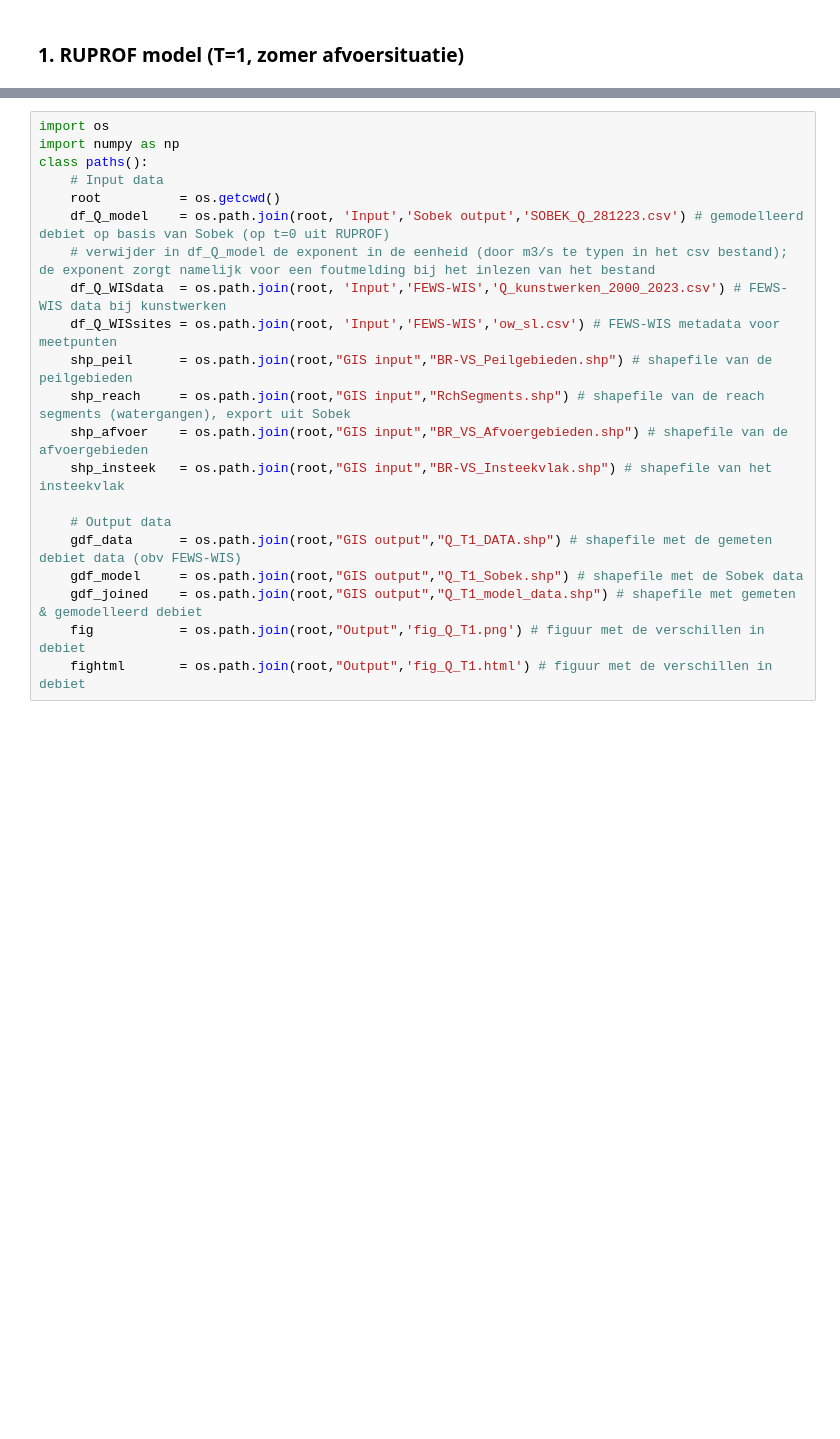
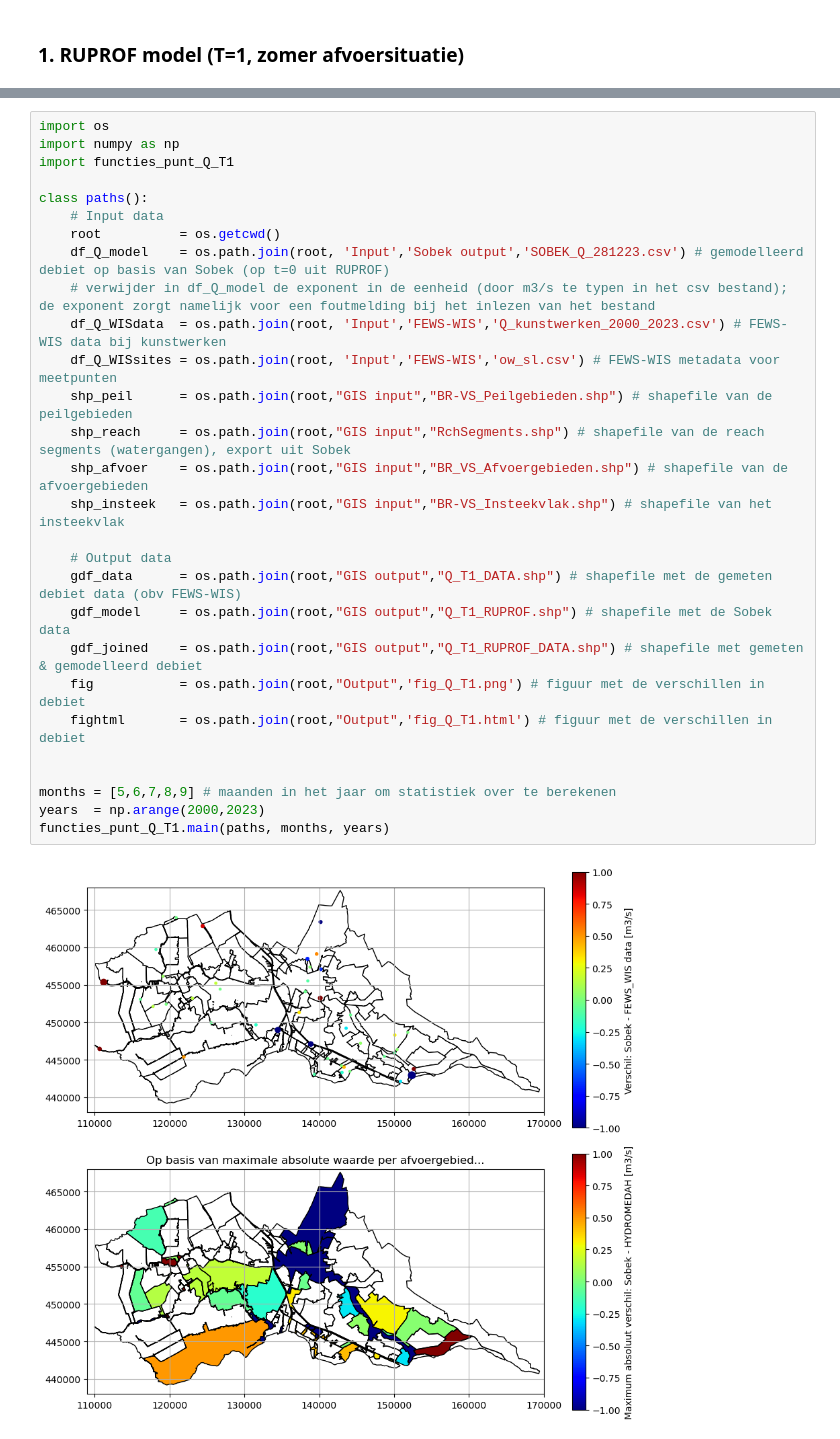
Before and after one commit to hdsr-mid/hydrology, a Jupyter notebook: Python scripts/Workflow Modelvalidatie/Workflow_model_validatie.ipynb, the cells around one changed output, grey strips where cells are left out. Drawn from its saved outputs; the diff is of its cells as text; blank space fills up the shorter version.

```diff
--- a/Python scripts/Workflow Modelvalidatie/Workflow_model_validatie.ipynb
+++ b/Python scripts/Workflow Modelvalidatie/Workflow_model_validatie.ipynb
@@ -68,21 +144,30 @@ Output:
 # %%
 import os
 import numpy as np
+import functies_punt_Q_T1
+
 class paths():
     # Input data
     root          = os.getcwd()
     df_Q_model    = os.path.join(root, 'Input','Sobek output','SOBEK_Q_281223.csv') # gemodelleerd debiet op basis van Sobek (op t=0 uit RUPROF)
     # verwijder in df_Q_model de exponent in de eenheid (door m3/s te typen in het csv bestand); de exponent zorgt namelijk voor een foutmelding bij het inlezen van het bestand
     df_Q_WISdata  = os.path.join(root, 'Input','FEWS-WIS','Q_kunstwerken_2000_2023.csv') # FEWS-WIS data bij kunstwerken
     df_Q_WISsites = os.path.join(root, 'Input','FEWS-WIS','ow_sl.csv') # FEWS-WIS metadata voor meetpunten
     shp_peil      = os.path.join(root,"GIS input","BR-VS_Peilgebieden.shp") # shapefile van de peilgebieden
     shp_reach     = os.path.join(root,"GIS input","RchSegments.shp") # shapefile van de reach segments (watergangen), export uit Sobek
     shp_afvoer    = os.path.join(root,"GIS input","BR_VS_Afvoergebieden.shp") # shapefile van de afvoergebieden
     shp_insteek   = os.path.join(root,"GIS input","BR-VS_Insteekvlak.shp") # shapefile van het insteekvlak
 
     # Output data
     gdf_data      = os.path.join(root,"GIS output","Q_T1_DATA.shp") # shapefile met de gemeten debiet data (obv FEWS-WIS)
-    gdf_model     = os.path.join(root,"GIS output","Q_T1_Sobek.shp") # shapefile met de Sobek data
-    gdf_joined    = os.path.join(root,"GIS output","Q_T1_model_data.shp") # shapefile met gemeten & gemodelleerd debiet
+    gdf_model     = os.path.join(root,"GIS output","Q_T1_RUPROF.shp") # shapefile met de Sobek data
+    gdf_joined    = os.path.join(root,"GIS output","Q_T1_RUPROF_DATA.shp") # shapefile met gemeten & gemodelleerd debiet
     fig           = os.path.join(root,"Output",'fig_Q_T1.png') # figuur met de verschillen in debiet
     fightml       = os.path.join(root,"Output",'fig_Q_T1.html') # figuur met de verschillen in debiet
+
+
+months = [5,6,7,8,9] # maanden in het jaar om statistiek over te berekenen
+years  = np.arange(2000,2023)
+functies_punt_Q_T1.main(paths, months, years)
+# %% [output]
+[figure, added]
```
Also changed, not shown: parts of 39 cells of this notebook, 11 other files.
